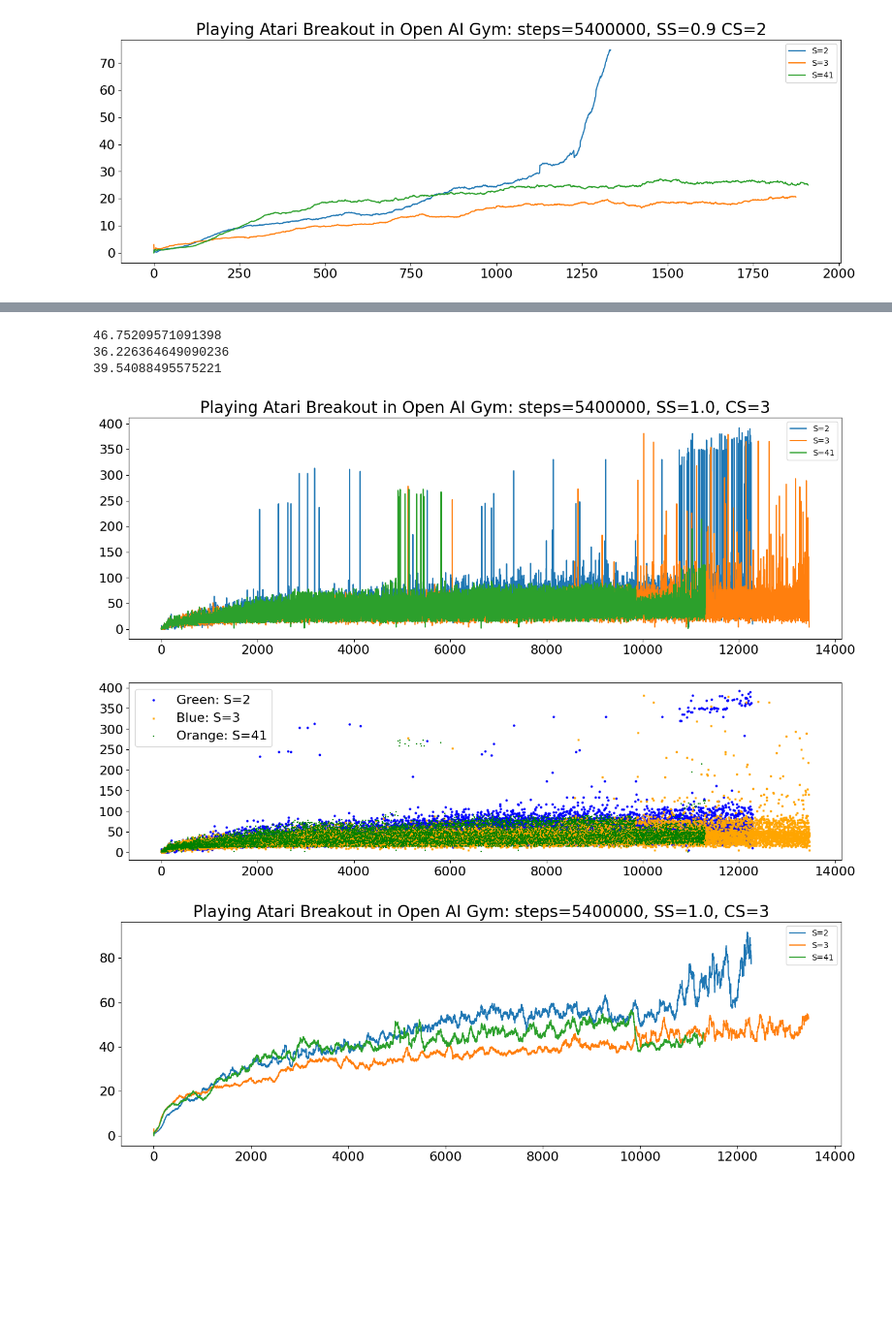
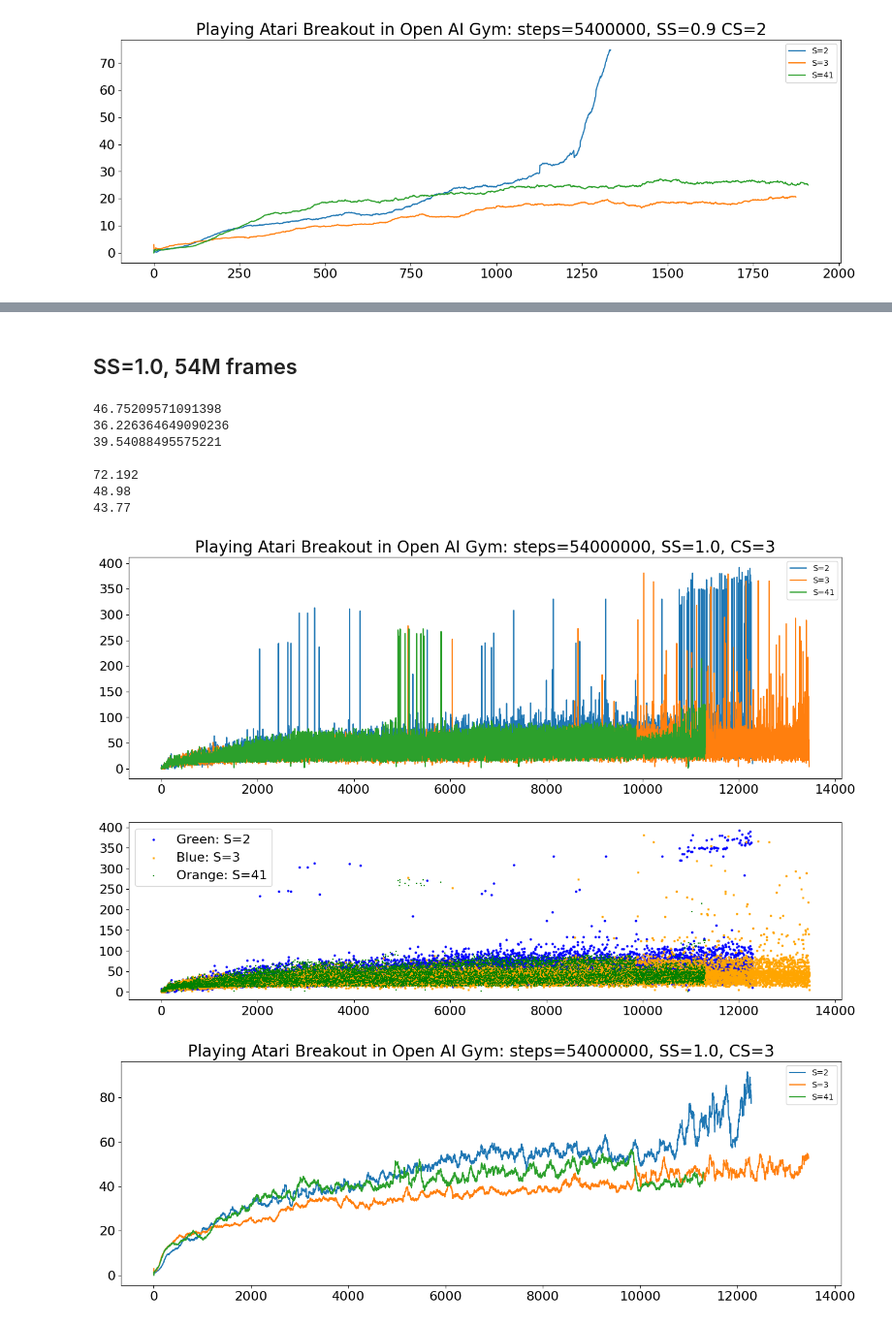
Before and after one commit to aigents/aigents-python, a Jupyter notebook: notebooks/gym/gym_atari_exact_matching1.ipynb, the cells around one changed output, grey strips where cells are left out. Shown at 97% size. Cells and saved outputs as stored; diff of their text form; code cells hidden in the pictures; blank space fills up the shorter version.

```diff
--- a/notebooks/gym/gym_atari_exact_matching1.ipynb
+++ b/notebooks/gym/gym_atari_exact_matching1.ipynb
@@ -107,6 +137,14 @@ SyntaxError: invalid syntax. Perhaps you forgot a comma? (1532002993.py, line 2)
+# %% [markdown]
+## SS=1.0, 54M frames
 # %%
-#PROGRESS (Win):
+steps = 54000000
+tit = f"Playing Atari Breakout in Open AI Gym: steps={steps}, SS=1.0, CS=3"
+
 #python ./aigents-gym/breakout_eval2.py -cs=2 -ss=1.0 -tu=0 -s=2 -mg=500000 -mt=54000000 -sm="exp(-d)" -cs=3 > sim_test3/exp54000000_s2ss10lm2sc2cs3tu0.txt
-#3
-#41
+# --//-- 3
+# --//-- 41
+
+#sim_test3/exp54000000_s2ss10lm2sc2cs3tu0.txt:score_avg=46.8; steps_tot=54000000; steps_avg=4394.9; lives_avg=0.0; lapse_avg="0:00:00.611124"; time="4:15:02.810269"
+#sim_test3/exp54000000_s3ss10lm2sc2cs3tu0.txt:score_avg=36.2; steps_tot=54000000; steps_avg=4010.4; lives_avg=0.0; lapse_avg="0:00:00.232075"; time="4:25:20.052576"
+#sim_test3/exp54000000_s41ss10lm2sc2cs3tu0.txt:score_avg=39.5; steps_tot=54000000; steps_avg=4778.8; lives_avg=0.1; lapse_avg="0:00:01.108659"; time="4:22:17.749574"
 
@@ -116,31 +154,38 @@ M54_s41ss10lm2sc2cs3tu0 = [0, 1.0, 2.0, 0, 4.0, 0, 1.0, 1.0, 0, 2.0, 4.0, 3.0, 2
 
-
 print(np.mean(M54_s2ss10lm2sc2cs3tu0))
 print(np.mean(M54_s3ss10lm2sc2cs3tu0))
 print(np.mean(M54_s41ss10lm2sc2cs3tu0))
+print()
+print(np.mean(M54_s2ss10lm2sc2cs3tu0[-500:]))
+print(np.mean(M54_s3ss10lm2sc2cs3tu0[-500:]))
+print(np.mean(M54_s41ss10lm2sc2cs3tu0[-500:]))
 
 df = pd.DataFrame({f'S=2': pd.Series(M54_s2ss10lm2sc2cs3tu0),
                     f'S=3': pd.Series(M54_s3ss10lm2sc2cs3tu0),
                     f'S=41': pd.Series(M54_s41ss10lm2sc2cs3tu0)})
 p = df.plot(figsize=size,fontsize=16);p=plt.title(tit, fontsize=20);plt.show()
 
 plt.rcParams["figure.figsize"] = (16, 4)
 dottsize = 4
 plt.scatter(np.arange(len(M54_s2ss10lm2sc2cs3tu0)),M54_s2ss10lm2sc2cs3tu0, label='Green: S=2', color='blue', marker='o', s=dottsize)
 plt.scatter(np.arange(len(M54_s3ss10lm2sc2cs3tu0)),M54_s3ss10lm2sc2cs3tu0, label='Blue: S=3', color='orange', marker='x', s=dottsize)
 plt.scatter(np.arange(len(M54_s41ss10lm2sc2cs3tu0)),M54_s41ss10lm2sc2cs3tu0, label='Orange: S=41', color='green', marker='+', s=dottsize)
 plt.xticks(fontsize=16);plt.yticks(fontsize=16);plt.legend(fontsize=16)
 plt.show()
 
 df = pd.DataFrame({f'S=2': pd.Series(M54_s2ss10lm2sc2cs3tu0).rolling(window=win, min_periods=1).mean(),
                     f'S=3': pd.Series(M54_s3ss10lm2sc2cs3tu0).rolling(window=win, min_periods=1).mean(),
                     f'S=41': pd.Series(M54_s41ss10lm2sc2cs3tu0).rolling(window=win, min_periods=1).mean()})
 p = df.plot(figsize=size,fontsize=16);p=plt.title(tit, fontsize=20);plt.show()
 # %% [output]
 46.75209571091398
 36.226364649090236
 39.54088495575221
+
+72.192
+48.98
+43.77
-[figure, old version]
+[figure, new version]
 [figure]
-[figure, old version]
+[figure, new version]
 # %% [markdown]
```
Also changed, not shown: parts of 12 cells of this notebook, 2 other files.
